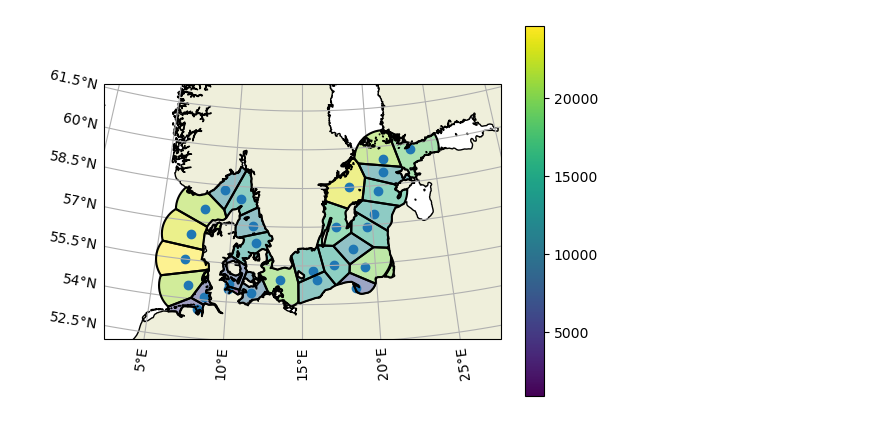
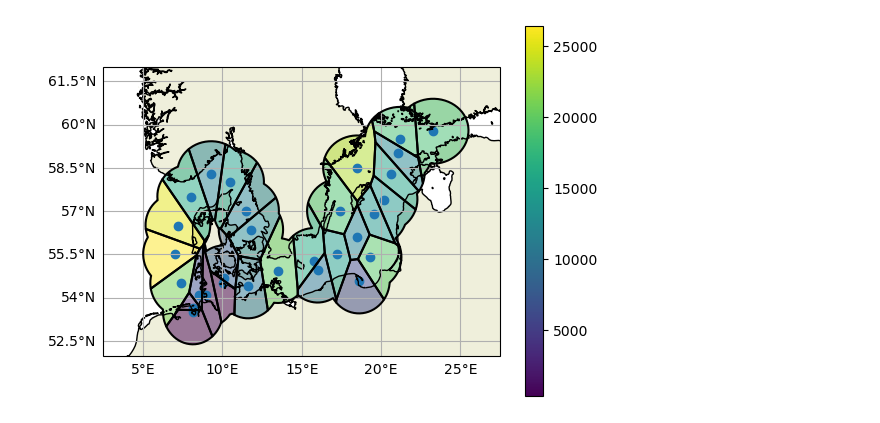
Before and after one commit to geomar-od-lagrange/2025_copepods, a Jupyter notebook: notebooks/VoronoiPolygons.ipynb, the cells around one changed output. Drawn from its saved outputs; the diff is of its cells as text; code cells hidden in the pictures.

```diff
--- a/notebooks/VoronoiPolygons.ipynb
+++ b/notebooks/VoronoiPolygons.ipynb
@@ -24,12 +23,12 @@ mapsize = (16, 8)
 extent = (2.5, 27.5, 52, 62)
 lon_mid = np.mean(extent[:2])
 lat_mid = np.mean(extent[2:])
-map_projection = Stereographic(central_longitude=lon_mid, central_latitude=lat_mid,)
+map_projection = PlateCarree()
 def basemap(ax):
-    ax.set_extent(extent, PlateCarree())
+    ax.set_extent(extent, map_projection)
     ax.add_feature(cartopy.feature.LAND)
     ax.add_feature(cartopy.feature.COASTLINE)
-    ax.gridlines(draw_labels=["left", "bottom"], y_inline=False,)
+    ax.gridlines(draw_labels=['left', 'bottom'], y_inline=False,)
     return ax
 # %%
 def make_sample_point(
@@ -127,4 +113,15 @@ area_of_interest = (
     )
+# %%
+area_of_interest = (
+    gpd.GeoDataFrame(
+        gdf_sample_points.location_id,
+        geometry=gdf_sample_points
+        .to_crs(crs_orthographic_centered) # Reproject to pojection in meters
+        .buffer(distance=1.25e5) # Set the Bufferdistance to 125 000 metres
+        .to_crs(Geodetic()) # Reproject to Geodetic
+        )
+        .dissolve() # Dissolve the polygons to one single polygon
+    )
 # %%
 # Build geodataframe for voronoi polygons
 gdf_voronoi_polygons = (
@@ -154,9 +148,11 @@ for i, poly in enumerate(ocean_50m.intersecting_geometries(map_extent)):
         polygon = list([poly])
     else:
         polygon.append(poly)
-ocean_poly = gpd.GeoDataFrame({'geometry':polygon}, crs=Geodetic()).to_crs(map_projection).clip(area_of_interest)
-ocean_poly
-gdf_voronoi_ocean = gdf_voronoi_clipped.clip(ocean_poly).sort_index()
+sea_polygon = gpd.GeoDataFrame(dict(geometry=polygon), crs=Geodetic()).clip(area_of_interest)
 # devide by 10^6 because the unit we need is km^2 while th output unit is m^2
-gdf_voronoi_ocean['area'] = gdf_voronoi_ocean.clip(ocean_poly).sort_index().area/1e6
-gdf_voronoi_ocean
+gdf_voronoi_polygons['sea_surface_area'] = (
+    gdf_voronoi_polygons
+    .clip(sea_polygon)
+    .to_crs(crs=crs_orthographic_centered)
+    .area/1e6
+)
@@ -182,10 +159,10 @@ gdf_voronoi_ocean
 # %%
 fig = plt.figure()
 ax_map = fig.add_subplot(projection=map_projection)
 basemap(ax_map)
-gdf_voronoi_ocean.plot(ax=ax_map, alpha=0.5, column="area", legend=True)
-gdf_voronoi_ocean.boundary.plot(ax=ax_map, color="k",)
+gdf_voronoi_polygons.plot(ax=ax_map, alpha=0.5, column='sea_surface_area', legend=True)
+gdf_voronoi_polygons.boundary.plot(ax=ax_map, color='k',)
 gdf_sample_points.plot(ax=ax_map)
 plt.show()
 # %% [output]
-[figure, old version]
+[figure, new version]
```
Also changed, not shown: parts of 11 cells of this notebook.
